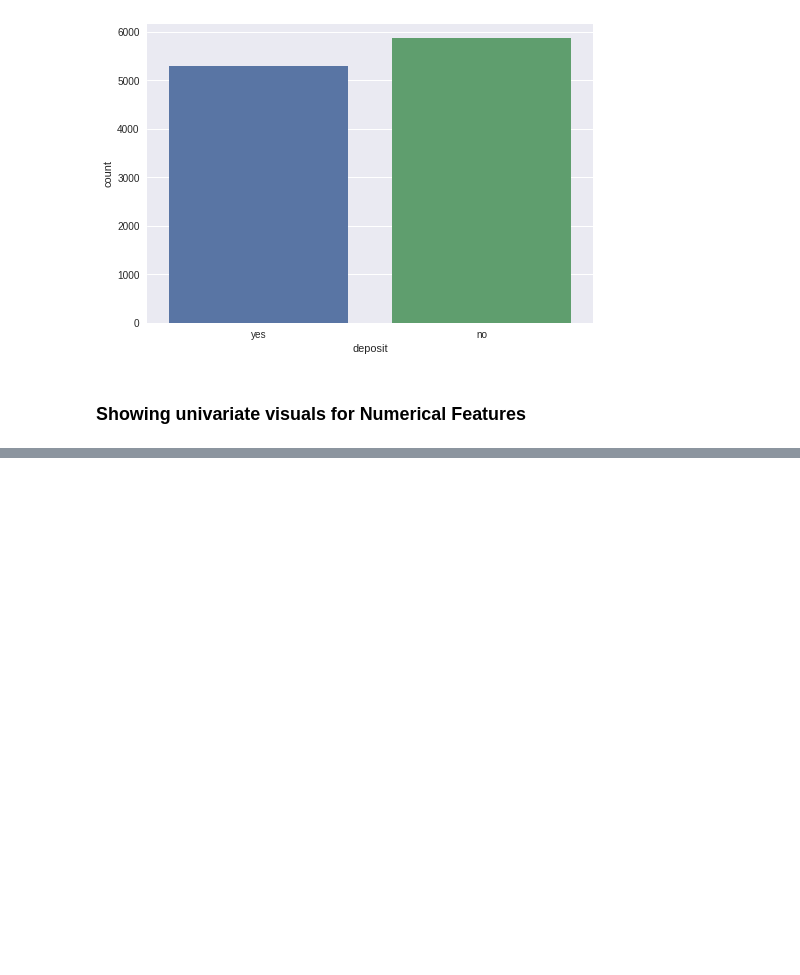
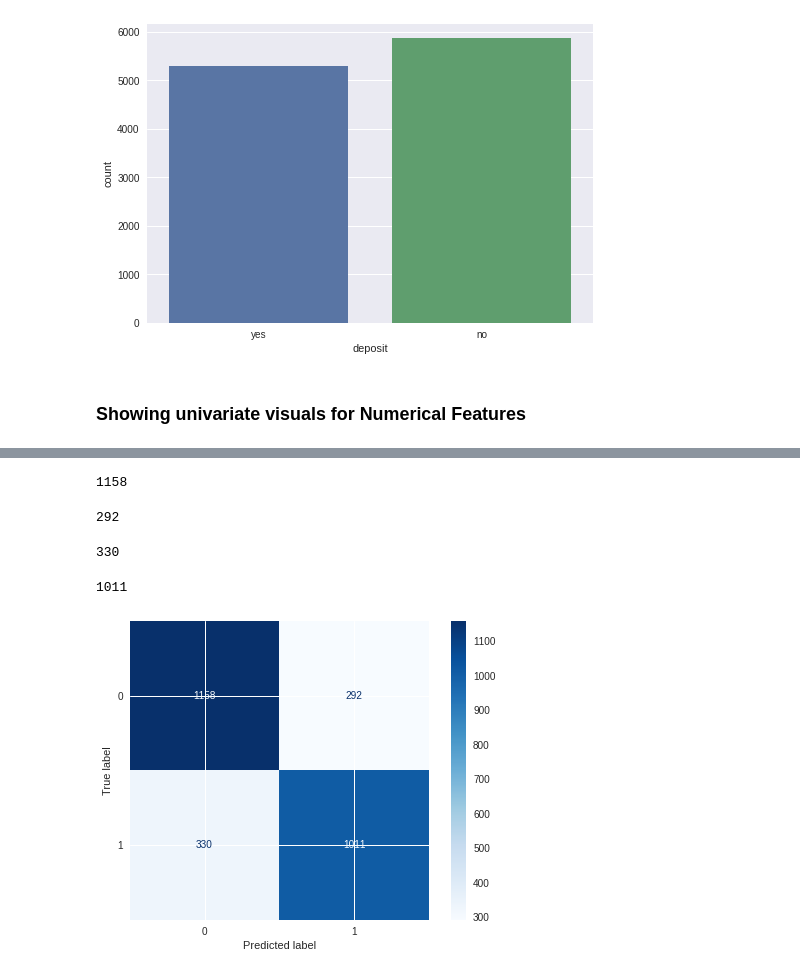
Before and after one commit to amltago/project2, a Jupyter notebook: ProjectB2.ipynb, the cells around one changed output, grey strips where cells are left out. Drawn from its saved outputs; the diff is of its cells as text; code cells hidden in the pictures; blank space fills up the shorter version.

```diff
--- a/ProjectB2.ipynb
+++ b/ProjectB2.ipynb
@@ -465,0 +602,4 @@ sns.heatmap(corr, cmap = 'Blues', annot = True);
+# %%
+# fit on train
+
+preprocessor.fit(X_train)
@@ -465,0 +616,5 @@ sns.heatmap(corr, cmap = 'Blues', annot = True);
+# %%
+# transform train and test
+
+X_train_processed = preprocessor.transform(X_train)
+X_test_processed = preprocessor.transform(X_test)
@@ -465,0 +623,8 @@ sns.heatmap(corr, cmap = 'Blues', annot = True);
+# %%
+# Make an instance of the model
+
+dec_tree = DecisionTreeClassifier(random_state = 42)
+# %%
+# Training model
+
+dec_tree.fit(X_train_processed, y_train)
@@ -465,0 +696,21 @@ sns.heatmap(corr, cmap = 'Blues', annot = True);
+# %%
+tn
+# %% [output]
+1158
+# %%
+fp
+# %% [output]
+292
+# %%
+fn
+# %% [output]
+330
+# %%
+tp
+# %% [output]
+1011
+# %%
+from sklearn.metrics import plot_confusion_matrix
+plot_confusion_matrix(dec_tree, X_test_processed, y_test, cmap = 'Blues');
+# %% [output]
+[figure, added]
```
Also changed, not shown: parts of 46 cells of this notebook.
